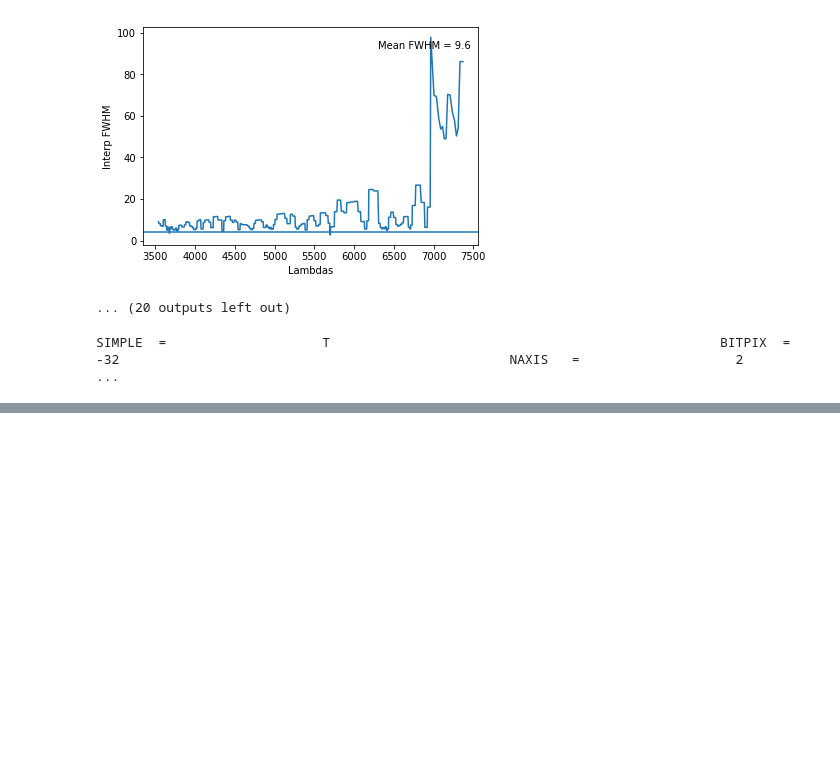
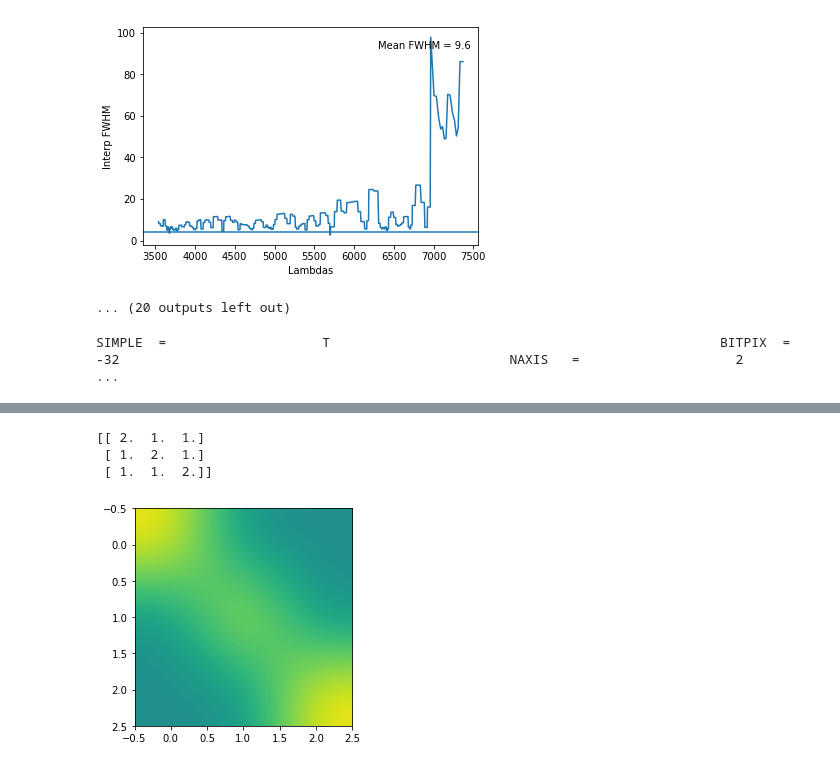
Before and after one commit to beckynevin/ppxf_MaNGA, a Jupyter notebook: Image_degradation.ipynb, the cells around one changed output, grey strips where cells are left out. Cells and saved outputs as stored; diff of their text form; code cells hidden in the pictures; blank space fills up the shorter version.

```diff
--- a/Image_degradation.ipynb
+++ b/Image_degradation.ipynb
@@ -1399,0 +1662,21 @@ SIMPLE  =                    T
+# %%
+demo_low_pass = np.zeros((3,3))
+demo_low_pass[0,0] = 2
+demo_low_pass[0,1] = 1
+demo_low_pass[0,2] = 1
+demo_low_pass[1,0] = 1
+demo_low_pass[1,1] = 2
+demo_low_pass[1,2] = 1
+demo_low_pass[2,0] = 1
+demo_low_pass[2,1] = 1
+demo_low_pass[2,2] = 2
+print(demo_low_pass)
+# %% [output]
+[[ 2.  1.  1.]
+ [ 1.  2.  1.]
+ [ 1.  1.  2.]]
+# %%
+plt.imshow(demo_low_pass, vmax=2, vmin=0, interpolation='bicubic')
+plt.show()
+# %% [output]
+[figure, added]
```
Also changed, not shown: parts of 12 cells of this notebook.
